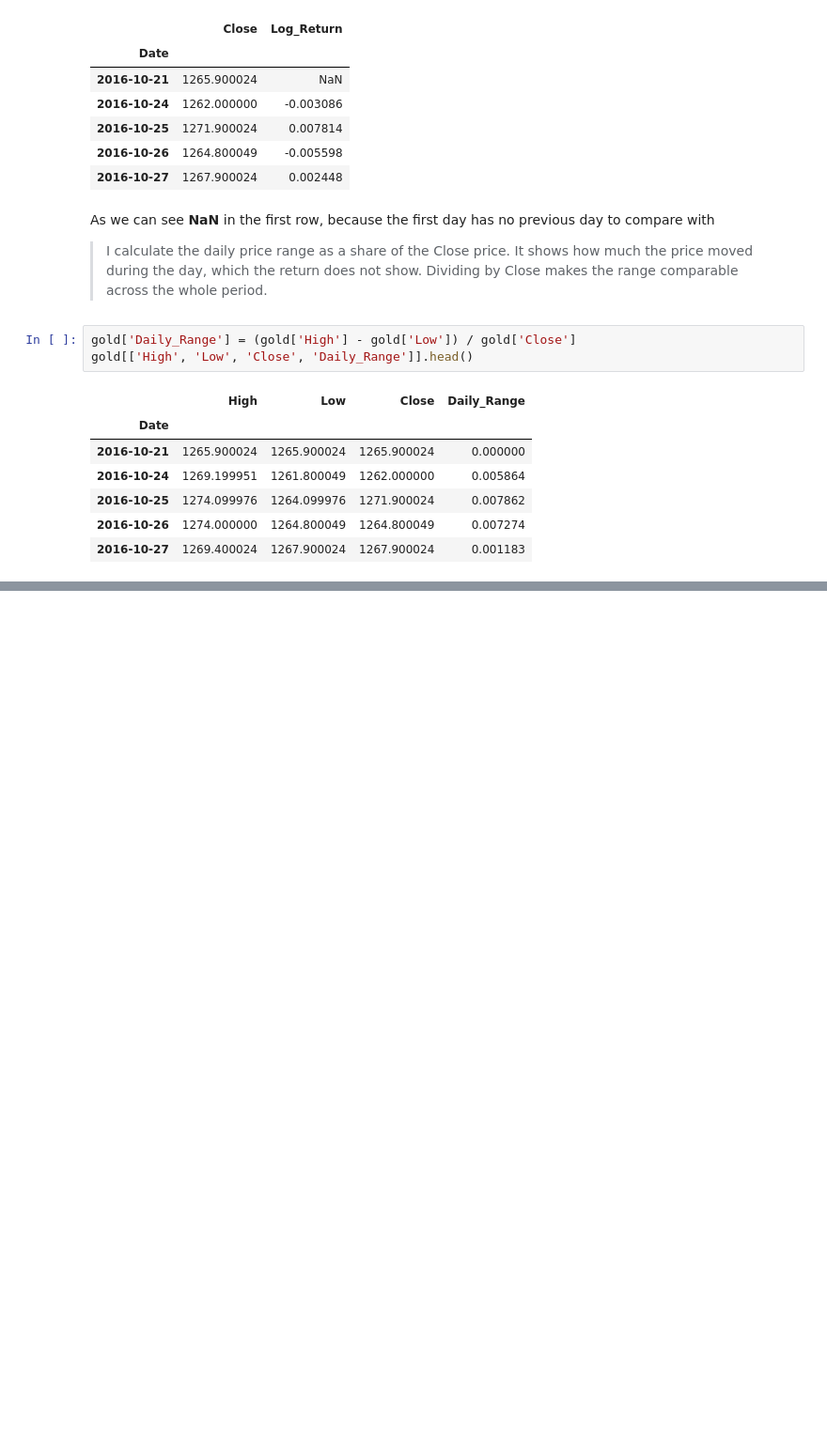
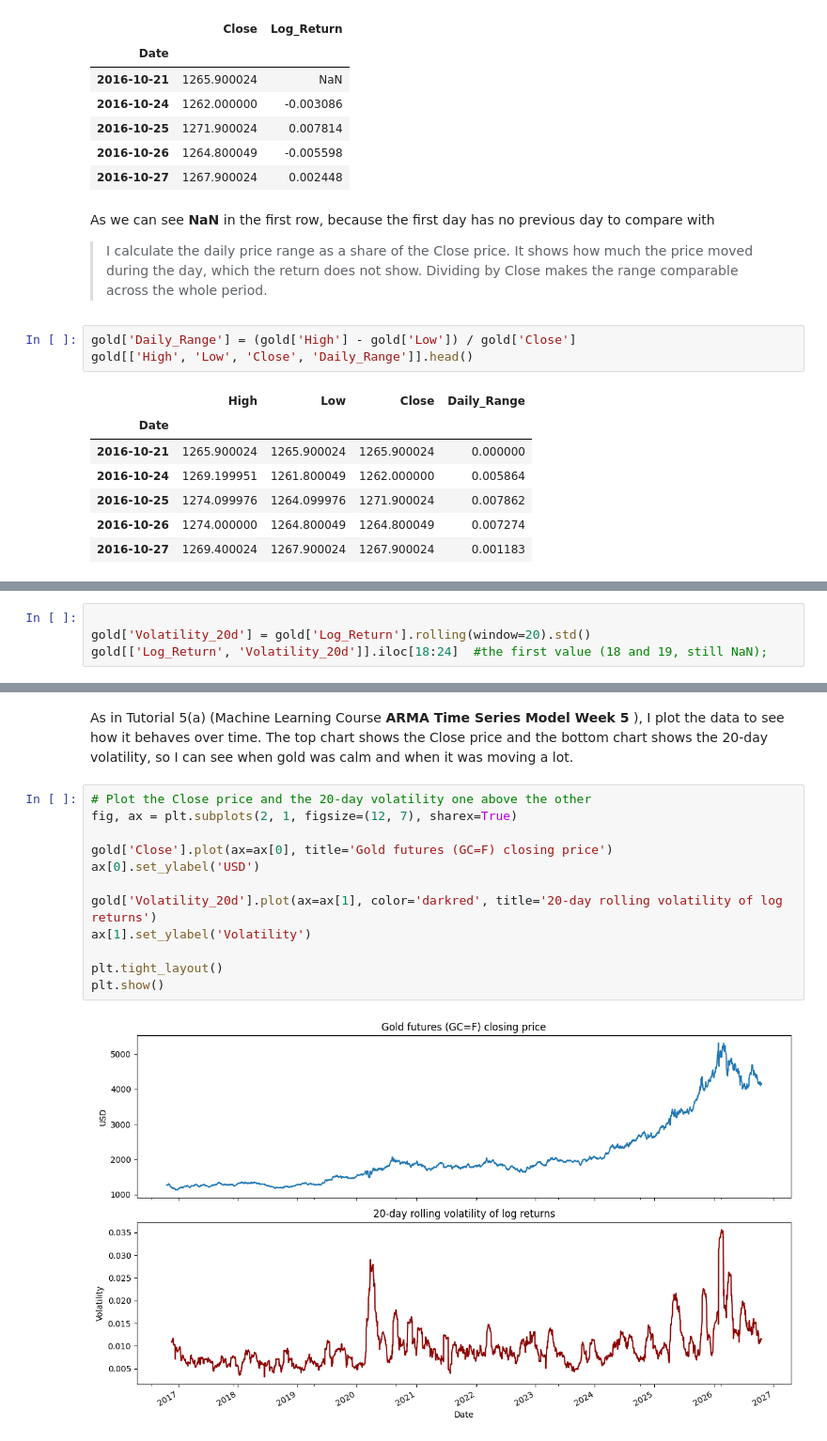
Before and after one commit to ghaflareda-ds/gold_forecast_yahoo_finance, a Jupyter notebook: Gold Forecast.ipynb, the cells around one changed output, grey strips where cells are left out. Shown at 94% size. Saved outputs shown, nothing was run; the diff lists cells and outputs as text; blank space fills up the shorter version.

```diff
--- a/Gold Forecast.ipynb
+++ b/Gold Forecast.ipynb
@@ -300,0 +347,4 @@ gold[['High', 'Low', 'Close', 'Daily_Range']].head()
+# %%
+
+gold['Volatility_20d'] = gold['Log_Return'].rolling(window=20).std()
+gold[['Log_Return', 'Volatility_20d']].iloc[18:24]  #the first value (18 and 19, still NaN);
@@ -300,0 +364,17 @@ gold[['High', 'Low', 'Close', 'Daily_Range']].head()
+# %% [markdown]
+As in Tutorial 5(a) (Machine Learning Course **ARMA Time Series Model
+Week 5** ), I plot the data to see how it behaves over time. The top chart shows the Close price and the bottom chart shows the 20-day volatility, so I can see when gold was calm and when it was moving a lot.
+# %%
+# Plot the Close price and the 20-day volatility one above the other
+fig, ax = plt.subplots(2, 1, figsize=(12, 7), sharex=True)
+
+gold['Close'].plot(ax=ax[0], title='Gold futures (GC=F) closing price')
+ax[0].set_ylabel('USD')
+
+gold['Volatility_20d'].plot(ax=ax[1], color='darkred', title='20-day rolling volatility of log returns')
+ax[1].set_ylabel('Volatility')
+
+plt.tight_layout()
+plt.show()
+# %% [output]
+[figure, added]
```
Also changed, not shown: parts of 33 cells of this notebook, 2 other files.
